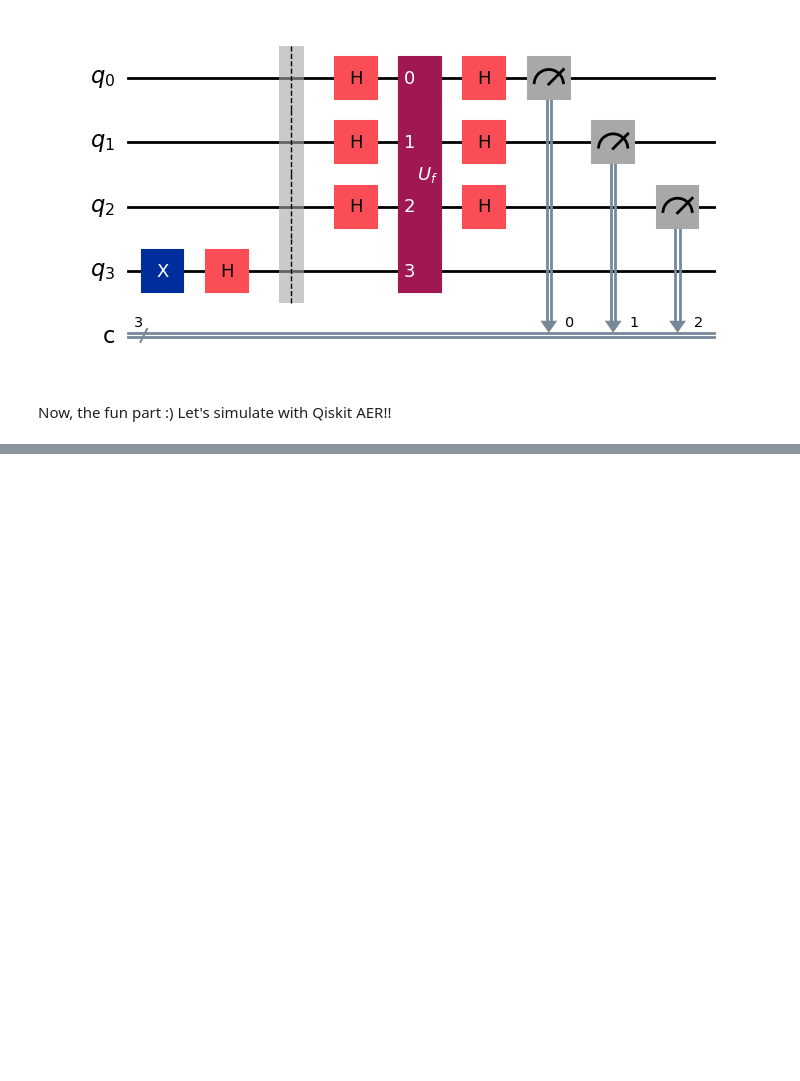
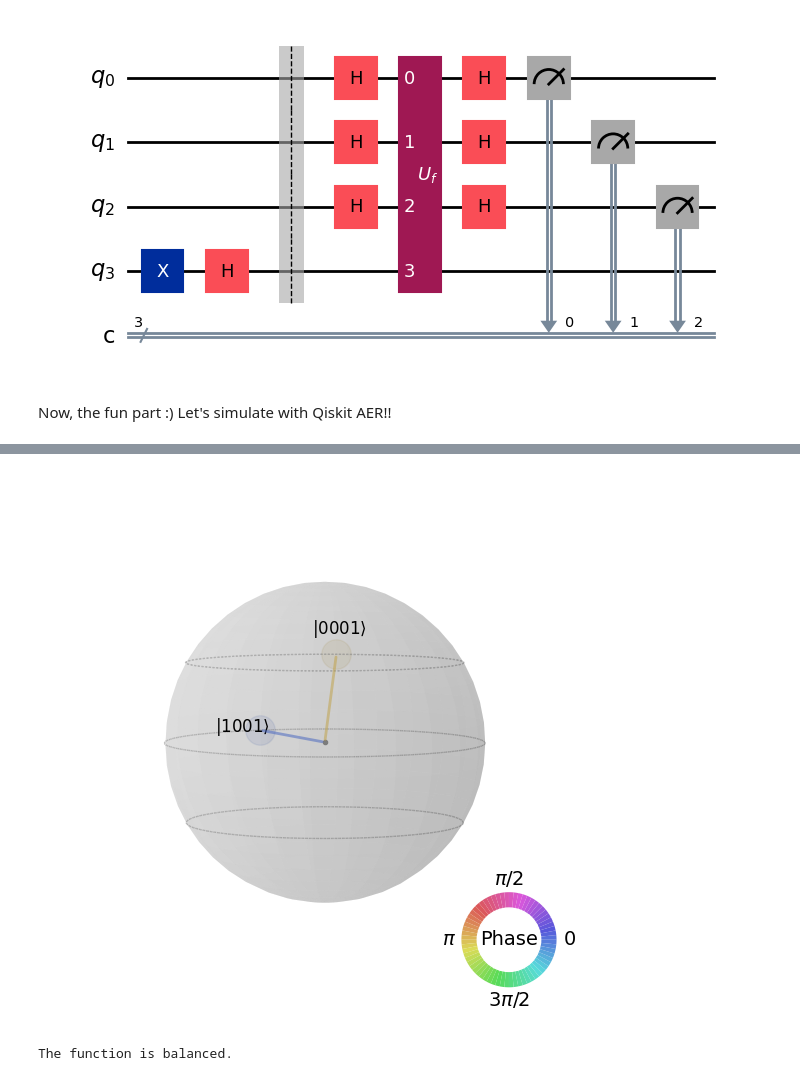
Before and after one commit to Wafik20/Quantum-Computing-Notes-Code-Samples, a Jupyter notebook: Code-Samples/deutch-algorithm/deutsch-jozsa.ipynb, the cells around one changed output, grey strips where cells are left out. Cells and saved outputs as stored; diff of their text form; code cells hidden in the pictures; blank space fills up the shorter version.

Commit message:
added more plotting fun!

```diff
--- a/Code-Samples/deutch-algorithm/deutsch-jozsa.ipynb
+++ b/Code-Samples/deutch-algorithm/deutsch-jozsa.ipynb
@@ -120,0 +121,22 @@ The function is balanced.
+# %%
+result = Aer.get_backend('statevector_simulator').run(qct, shots=1).result()
+counts = result.get_counts(qct)
+
+
+# --- Plotting ---
+# Get the statevector from the result
+statevector = result.get_statevector(qct)
+
+# Plot the statevector on a Q-sphere
+plot_state_qsphere(statevector)
+# %% [output]
+[figure, added]
+# %%
+counts = result.get_counts(qct)
+
+if '000' in counts:
+    print("The function is constant.")
+else:
+    print("The function is balanced.")
+# %% [output]
+The function is balanced.
```
Also changed, not shown: parts of 3 cells of this notebook.
